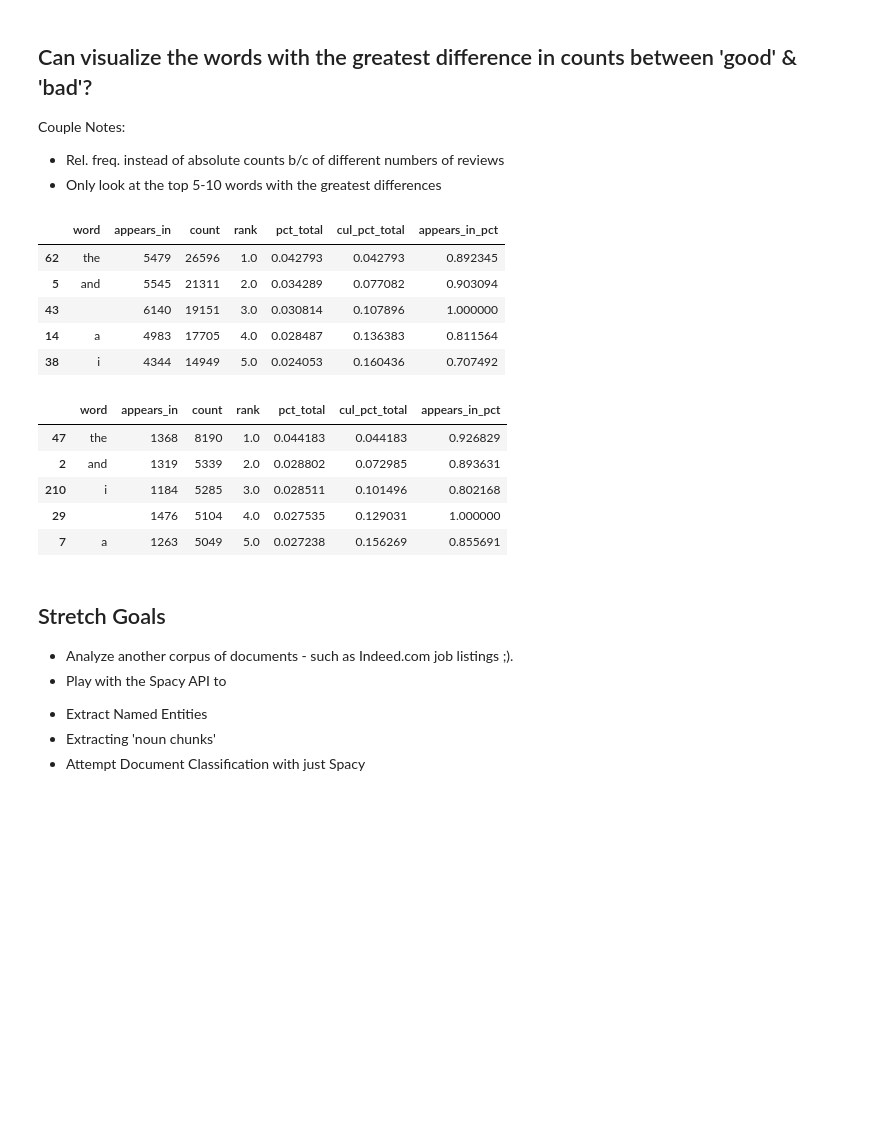
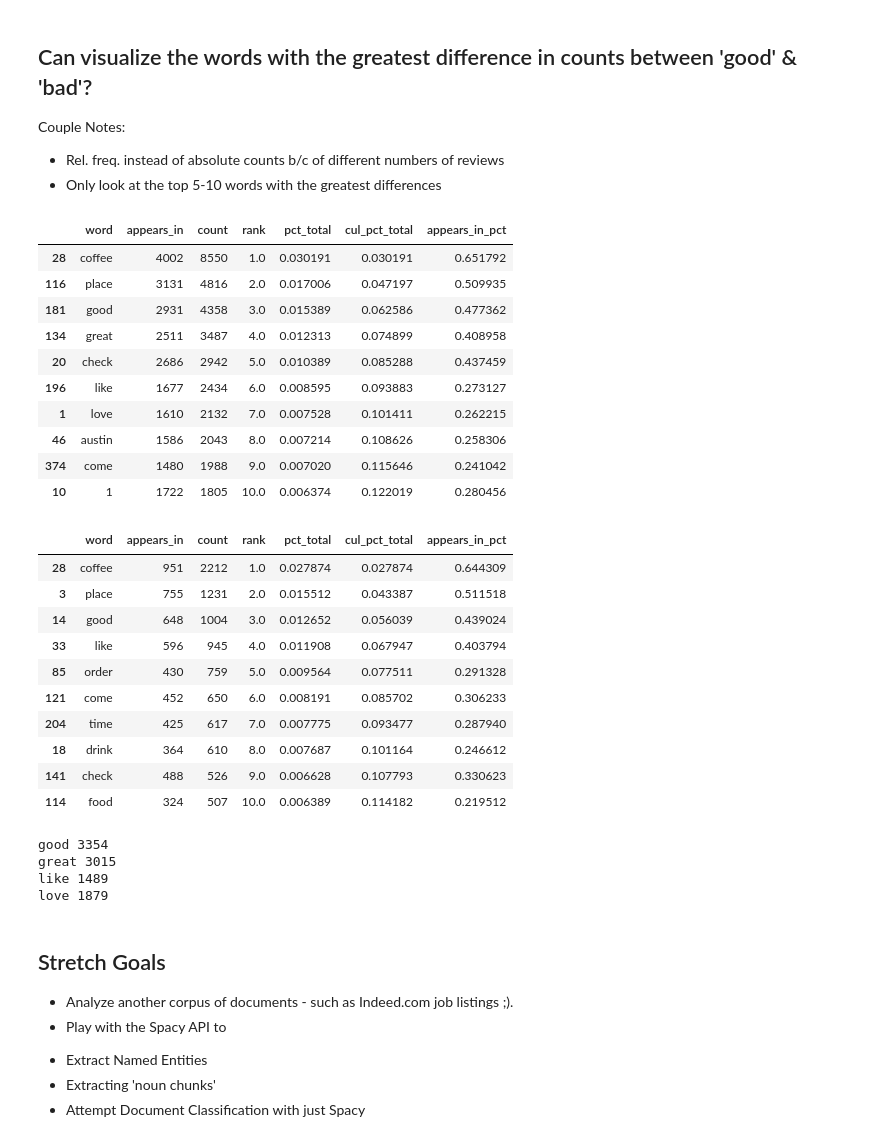
Before and after one commit to dakotagporter/DS-Unit-4-Sprint-1-NLP, a Jupyter notebook: module1-text-data/LS_DS_411_Text_Data_Assignment.ipynb, the cells around one changed output. Drawn from its saved outputs; the diff is of its cells as text; code cells hidden in the pictures; blank space fills up the shorter version.

```diff
--- a/module1-text-data/LS_DS_411_Text_Data_Assignment.ipynb
+++ b/module1-text-data/LS_DS_411_Text_Data_Assignment.ipynb
@@ -82,8 +82,7 @@ shops.head()
 # %%
 tokenizer = Tokenizer(nlp.vocab)
 # %%
-STOP_WORDS = nlp.Defaults.stop_words.union(["coffee", "Coffee"])
-#STOP_WORDS
+STOP_WORDS = nlp.Defaults.stop_words.union(["coffee", "Coffee", "place"])
 # %%
 tokens = []
 
@@ -92,7 +91,7 @@ for doc in nlp.pipe(shops["full_review_text"], batch_size=200):
     doc_tokens = []
 
     for token in doc:
-        if (token.is_stop == False) and (token.is_punct == False):
+        if (token.text not in STOP_WORDS) and (token.is_punct == False):
             doc_tokens.append(token.text.lower())
 
     tokens.append(doc_tokens)
@@ -106,7 +105,7 @@ def get_lemmas(text):
     doc = nlp(text)
 
     for token in doc:
-        if ((token.is_stop == False) and (token.is_punct == False)) and (token.pos_ != 'PRON'):
+        if ((token.is_stop == False) and (token.is_punct == False)) and (token.pos_ != 'PRON') and (token.text != " "):
             lemmas.append(token.lemma_.lower())
 
     return lemmas
@@ -177,20 +195,30 @@ def count(docs):
 # %%
-good_wc = count(good["tokens"])
-good_wc.head()
+good_wc = count(good["lemmas"])
+good_wc.head(10)
 # %% [output]
 |  | word | appears_in | count | rank | pct_total | cul_pct_total | appears_in_pct |
-| 62 | the | 5479 | 26596 | 1.0 | 0.042793 | 0.042793 | 0.892345 |
-| 5 | and | 5545 | 21311 | 2.0 | 0.034289 | 0.077082 | 0.903094 |
-| 43 |  | 6140 | 19151 | 3.0 | 0.030814 | 0.107896 | 1.000000 |
-| 14 | a | 4983 | 17705 | 4.0 | 0.028487 | 0.136383 | 0.811564 |
-| 38 | i | 4344 | 14949 | 5.0 | 0.024053 | 0.160436 | 0.707492 |
+| 28 | coffee | 4002 | 8550 | 1.0 | 0.030191 | 0.030191 | 0.651792 |
+| 116 | place | 3131 | 4816 | 2.0 | 0.017006 | 0.047197 | 0.509935 |
+| 181 | good | 2931 | 4358 | 3.0 | 0.015389 | 0.062586 | 0.477362 |
+| 134 | great | 2511 | 3487 | 4.0 | 0.012313 | 0.074899 | 0.408958 |
+| 20 | check | 2686 | 2942 | 5.0 | 0.010389 | 0.085288 | 0.437459 |
+| 196 | like | 1677 | 2434 | 6.0 | 0.008595 | 0.093883 | 0.273127 |
+| 1 | love | 1610 | 2132 | 7.0 | 0.007528 | 0.101411 | 0.262215 |
+| 46 | austin | 1586 | 2043 | 8.0 | 0.007214 | 0.108626 | 0.258306 |
+| 374 | come | 1480 | 1988 | 9.0 | 0.007020 | 0.115646 | 0.241042 |
+| 10 | 1 | 1722 | 1805 | 10.0 | 0.006374 | 0.122019 | 0.280456 |
 # %%
-bad_wc = count(bad["tokens"])
-bad_wc.head()
+bad_wc = count(bad["lemmas"])
+bad_wc.head(10)
 # %% [output]
 |  | word | appears_in | count | rank | pct_total | cul_pct_total | appears_in_pct |
-| 47 | the | 1368 | 8190 | 1.0 | 0.044183 | 0.044183 | 0.926829 |
-| 2 | and | 1319 | 5339 | 2.0 | 0.028802 | 0.072985 | 0.893631 |
-| 210 | i | 1184 | 5285 | 3.0 | 0.028511 | 0.101496 | 0.802168 |
-| 29 |  | 1476 | 5104 | 4.0 | 0.027535 | 0.129031 | 1.000000 |
-| 7 | a | 1263 | 5049 | 5.0 | 0.027238 | 0.156269 | 0.855691 |
+| 28 | coffee | 951 | 2212 | 1.0 | 0.027874 | 0.027874 | 0.644309 |
+| 3 | place | 755 | 1231 | 2.0 | 0.015512 | 0.043387 | 0.511518 |
+| 14 | good | 648 | 1004 | 3.0 | 0.012652 | 0.056039 | 0.439024 |
+| 33 | like | 596 | 945 | 4.0 | 0.011908 | 0.067947 | 0.403794 |
+| 85 | order | 430 | 759 | 5.0 | 0.009564 | 0.077511 | 0.291328 |
+| 121 | come | 452 | 650 | 6.0 | 0.008191 | 0.085702 | 0.306233 |
+| 204 | time | 425 | 617 | 7.0 | 0.007775 | 0.093477 | 0.287940 |
+| 18 | drink | 364 | 610 | 8.0 | 0.007687 | 0.101164 | 0.246612 |
+| 141 | check | 488 | 526 | 9.0 | 0.006628 | 0.107793 | 0.330623 |
+| 114 | food | 324 | 507 | 10.0 | 0.006389 | 0.114182 | 0.219512 |
@@ -200,3 +225,13 @@ STOP_WORDS = nlp.Defaults.stop_words.union(["", " ", "coffee", "place"])
+# %%
+words = ["good", "great", "like", "love"]
+for word in words:
+    diff = int(good_wc[good_wc["word"] == word]["count"]) - int(bad_wc[bad_wc["word"] == word]["count"])
+    print(word, diff)
+# %% [output]
+good 3354
+great 3015
+like 1489
+love 1879
 # %% [markdown]
 ## Stretch Goals
 
```
Also changed, not shown: parts of 6 cells of this notebook, 3 other files.
